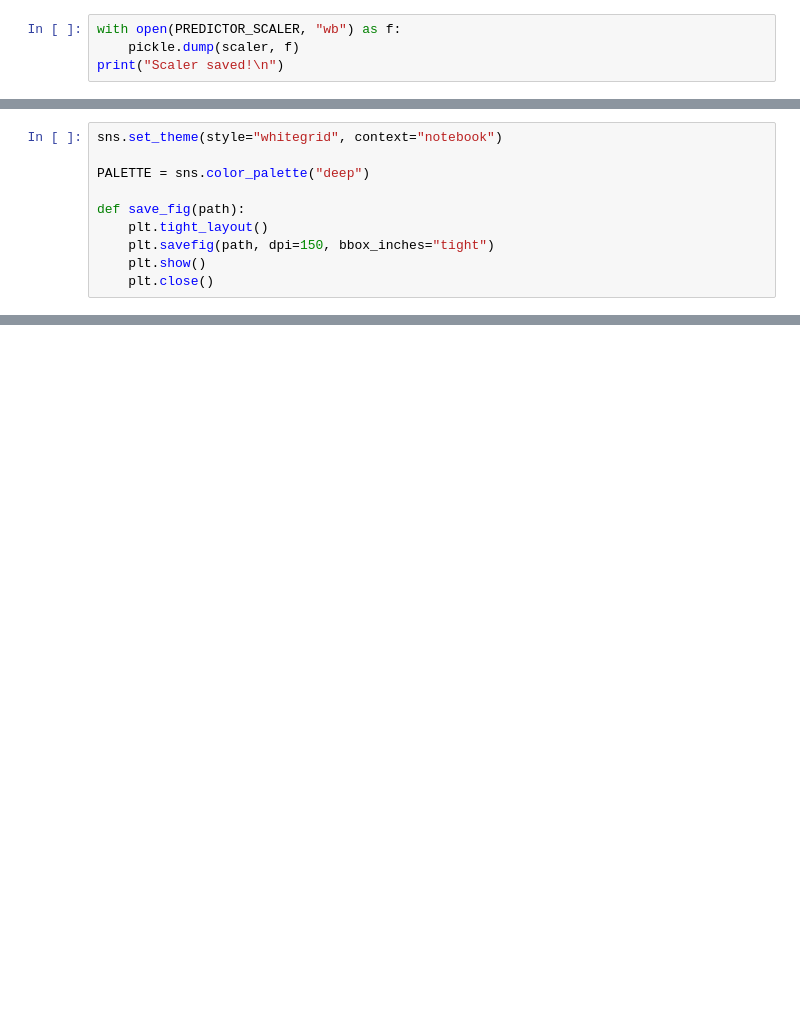
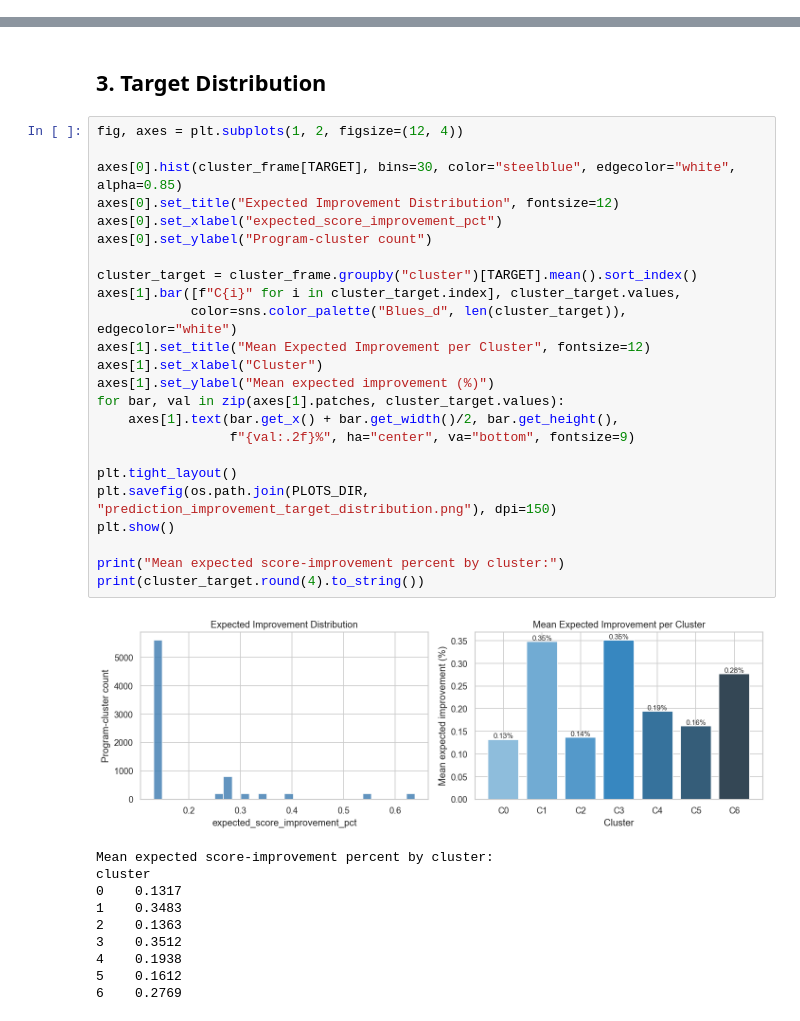
Before and after one commit to Sthamanik/OptiLang, a Jupyter notebook: optilang/ml/notebooks/04_prediction.ipynb, the cells around one changed output, grey strips where cells are left out. Saved outputs shown, nothing was run; the diff lists cells and outputs as text; blank space fills up the shorter version.

Commit message:
feat(ml): Predict program-cluster score improvement percentage

```diff
--- a/optilang/ml/notebooks/04_prediction.ipynb
+++ b/optilang/ml/notebooks/04_prediction.ipynb
@@ -296,4 +0,0 @@ Predictor (MLP) saved!
-# %%
-with open(PREDICTOR_SCALER, "wb") as f:
-    pickle.dump(scaler, f)
-print("Scaler saved!\n")
@@ -304,10 +0,0 @@ Scaler saved!
-# %%
-sns.set_theme(style="whitegrid", context="notebook")
-
-PALETTE = sns.color_palette("deep")
-
-def save_fig(path):
-    plt.tight_layout()
-    plt.savefig(path, dpi=150, bbox_inches="tight")
-    plt.show()
-    plt.close()
@@ -458,0 +185,37 @@ save_fig(os.path.join(PLOTS_DIR, "pred_model_comparison.png"))
+# %% [markdown]
+## 3. Target Distribution
+# %%
+fig, axes = plt.subplots(1, 2, figsize=(12, 4))
+
+axes[0].hist(cluster_frame[TARGET], bins=30, color="steelblue", edgecolor="white", alpha=0.85)
+axes[0].set_title("Expected Improvement Distribution", fontsize=12)
+axes[0].set_xlabel("expected_score_improvement_pct")
+axes[0].set_ylabel("Program-cluster count")
+
+cluster_target = cluster_frame.groupby("cluster")[TARGET].mean().sort_index()
+axes[1].bar([f"C{i}" for i in cluster_target.index], cluster_target.values,
+            color=sns.color_palette("Blues_d", len(cluster_target)), edgecolor="white")
+axes[1].set_title("Mean Expected Improvement per Cluster", fontsize=12)
+axes[1].set_xlabel("Cluster")
+axes[1].set_ylabel("Mean expected improvement (%)")
+for bar, val in zip(axes[1].patches, cluster_target.values):
+    axes[1].text(bar.get_x() + bar.get_width()/2, bar.get_height(),
+                 f"{val:.2f}%", ha="center", va="bottom", fontsize=9)
+
+plt.tight_layout()
+plt.savefig(os.path.join(PLOTS_DIR, "prediction_improvement_target_distribution.png"), dpi=150)
+plt.show()
+
+print("Mean expected score-improvement percent by cluster:")
+print(cluster_target.round(4).to_string())
+# %% [output]
+[figure, added]
+Mean expected score-improvement percent by cluster:
+cluster
+0    0.1317
+1    0.3483
+2    0.1363
+3    0.3512
+4    0.1938
+5    0.1612
+6    0.2769
```
Also changed, not shown: parts of 56 cells of this notebook.
